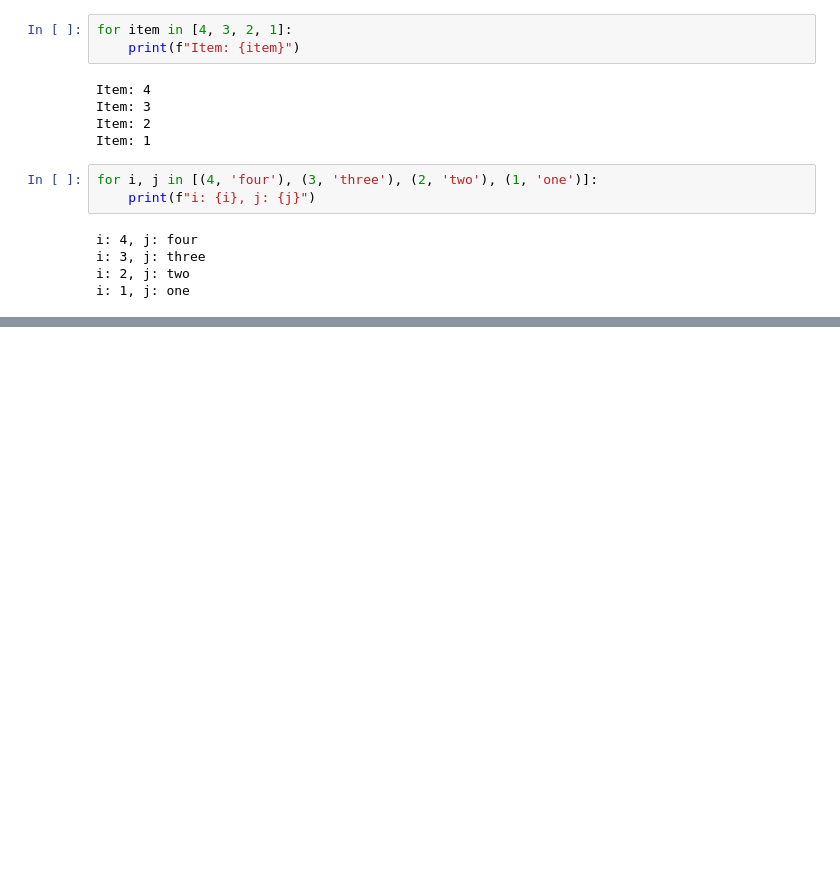
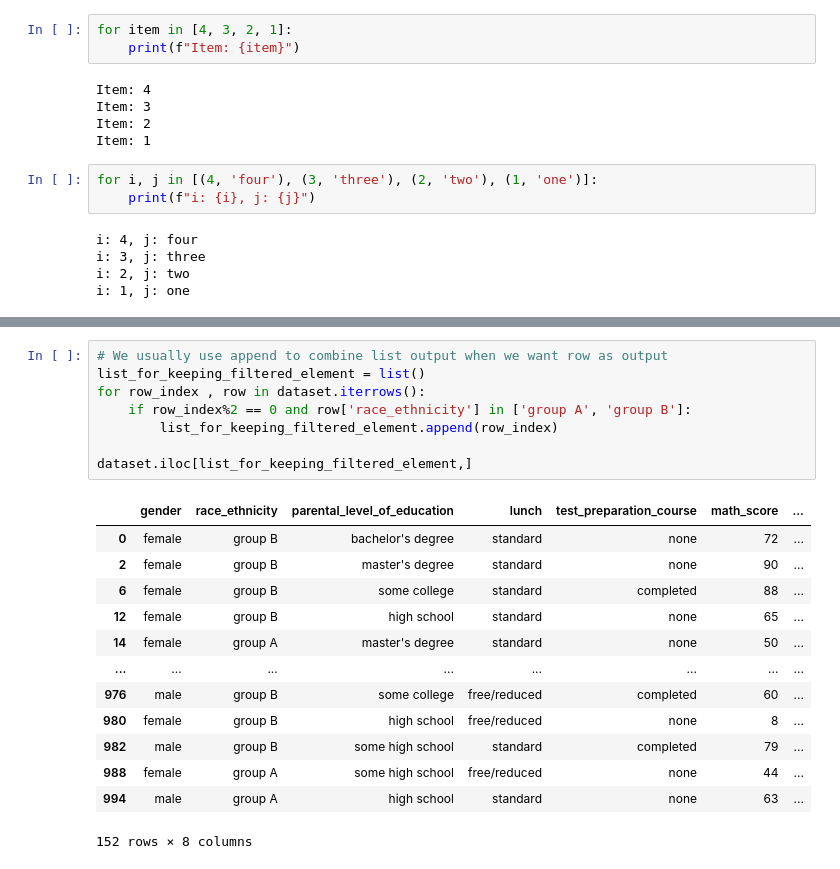
Before and after one commit to Ransinghsatyajitray/Real_Python_Practice, a Jupyter notebook: For_Loops_in_Python_Definite_Iteration.ipynb, the cells around one changed output, grey strips where cells are left out. Cells and saved outputs as stored; diff of their text form; blank space fills up the shorter version.

```diff
--- a/For_Loops_in_Python_Definite_Iteration.ipynb
+++ b/For_Loops_in_Python_Definite_Iteration.ipynb
@@ -56,0 +513,22 @@ i: 1, j: one
+# %%
+# We usually use append to combine list output when we want row as output
+list_for_keeping_filtered_element = list()
+for row_index , row in dataset.iterrows():
+    if row_index%2 == 0 and row['race_ethnicity'] in ['group A', 'group B']:
+        list_for_keeping_filtered_element.append(row_index)
+
+dataset.iloc[list_for_keeping_filtered_element,]
+# %% [output]
+|  | gender | race_ethnicity | parental_level_of_education | lunch | test_preparation_course | math_score | ... |
+| 0 | female | group B | bachelor's degree | standard | none | 72 | ... |
+| 2 | female | group B | master's degree | standard | none | 90 | ... |
+| 6 | female | group B | some college | standard | completed | 88 | ... |
+| 12 | female | group B | high school | standard | none | 65 | ... |
+| 14 | female | group A | master's degree | standard | none | 50 | ... |
+| ... | ... | ... | ... | ... | ... | ... | ... |
+| 976 | male | group B | some college | free/reduced | completed | 60 | ... |
+| 980 | female | group B | high school | free/reduced | none | 8 | ... |
+| 982 | male | group B | some high school | standard | completed | 79 | ... |
+| 988 | female | group A | some high school | free/reduced | none | 44 | ... |
+| 994 | male | group A | high school | standard | none | 63 | ... |
+152 rows × 8 columns
```
Also changed, not shown: parts of 49 cells of this notebook.
